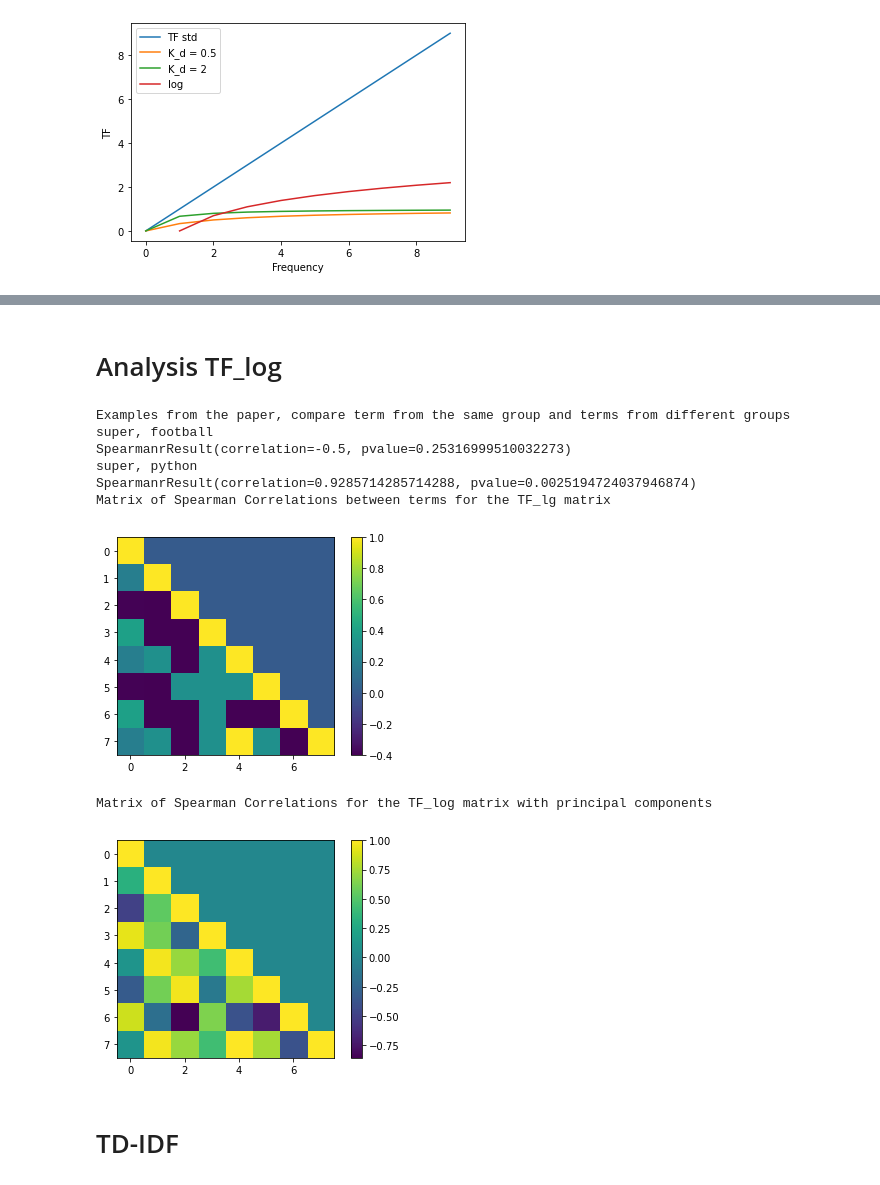
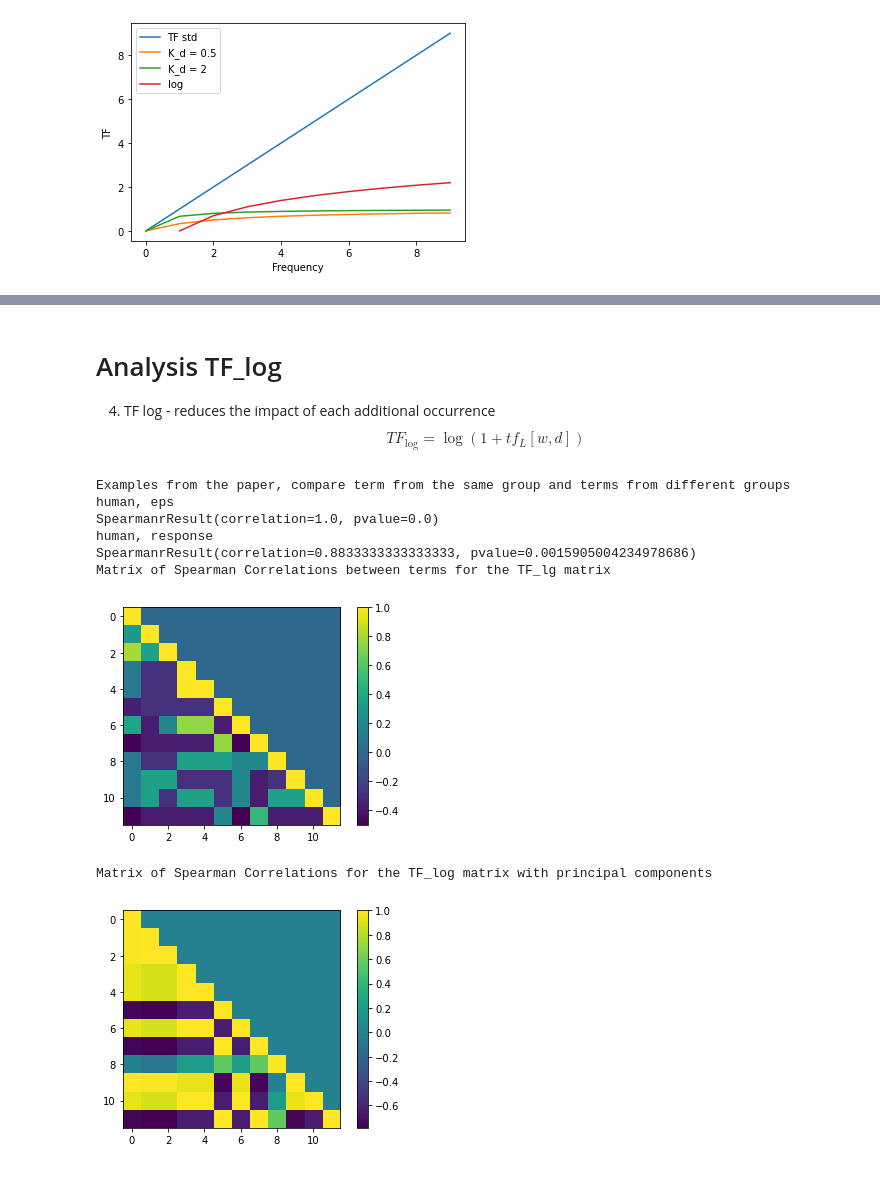
Before and after one commit to vaishakhi1/LSA-intro, a Jupyter notebook: LSA.ipynb, the cells around one changed output, grey strips where cells are left out. Saved outputs shown, nothing was run; the diff lists cells and outputs as text; code cells hidden in the pictures.

```diff
--- a/LSA.ipynb
+++ b/LSA.ipynb
@@ -163,10 +258,10 @@ for word in token_list:
     if count_tokens(word,example_tok)>1:
         new_list.append(word)
 print(new_list)
-# soln = np.array([0, 1, 0, 0, 1, 0, 1, 0, 0, 0, 0, 1])
-# sorting = np.argsort(soln)
-# new_list = [new_list[i] for i in sorting]
-# print(new_list)
+soln = np.array([0, 1, 0, 0, 1, 0, 1, 0, 0, 0, 0, 1])
+sorting = np.argsort(soln)
+new_list = [new_list[i] for i in sorting]
+print(new_list)
 # %% [output]
 stemmed
 lemmatized
@@ -375,4 +310,20 @@ print_mat(tf_idf.toarray())
 # %%
+
+# print(new_list)
+
+
+N_d = len(example_tok)
+print(N_d)
+
+#termlist =  functools.reduce(operator.iconcat, example_tok, [])
+#termlist = list(set(termlist))
+
+N_t = len(new_list)
+
+#Compute word frequency $$tf[w,d]$$
+tf_mat = tf_matrix('std')
+
+
 k =2
 U,s,Vt = svds(tf_mat,k=k)
 # print(np.transpose(Vt))
@@ -387,7 +338,7 @@ tf_hat = np.matmul(np.matmul(U,np.diag(s)),Vt)
 # print(pd.DataFrame(tf_hat, columns = new_list))
 y, rho =stats.spearmanr(tf_hat[:,2], tf_hat[:,4])
 # print(y)
-n1 = 0#1
+n1 = 1#1
 n2 = 2#7
 n3 = 3#9
 
@@ -425,7 +376,7 @@ for i in range(N_i):
 #         t,r = stats.spearmanr(tf_mat[i,:], tf_mat[j,:])
 #         corr_raw[i][j] = t
 
-
+print_mat(tf_mat,list(range(N_d)),new_list)
 print('Matrix of Spearman Correlations between terms for the Standard matrix')
 plt.imshow(corr_raw,cmap='viridis')
 plt.colorbar()
@@ -452,4 +418,8 @@ Matrix of Spearman Correlations for the Standard matrix with principal component
 # %%
+
+tf_sum = tf_matrix('sum')
+
+
 k =2
 U,s,Vt = svds(tf_sum,k=k)
 # print(np.transpose(Vt))
@@ -464,7 +434,7 @@ tf_hat = np.matmul(np.matmul(U,np.diag(s)),Vt)
 # print(pd.DataFrame(tf_hat, columns = new_list))
 y, rho =stats.spearmanr(tf_hat[:,2], tf_hat[:,4])
 # print(y)
-n1 = 0#1
+n1 = 1#1
 n2 = 2#7
 n3 = 3#9
 
@@ -503,7 +473,7 @@ for i in range(N_i):
 #         t,r = stats.spearmanr(tf_mat[i,:], tf_mat[j,:])
 #         corr_raw[i][j] = t
 
-
+print_mat(tf_sum,list(range(N_d)),new_list)
 print('Matrix of Spearman Correlations between terms for the TF_sum matrix')
 plt.imshow(corr_raw,cmap='viridis')
 plt.colorbar()
@@ -527,4 +512,6 @@ Matrix of Spearman Correlations for the TF_sum matrix with principal components
 # %%
+tf_max = tf_matrix('max')
+
 k =2
 U,s,Vt = svds(tf_max,k=k)
 # print(np.transpose(Vt))
@@ -539,7 +526,7 @@ tf_hat = np.matmul(np.matmul(U,np.diag(s)),Vt)
 # print(pd.DataFrame(tf_hat, columns = new_list))
 y, rho =stats.spearmanr(tf_hat[:,2], tf_hat[:,4])
 # print(y)
-n1 = 0#1
+n1 = 1#1
 n2 = 2#7
 n3 = 3#9
 
@@ -599,6 +586,13 @@ Matrix of Spearman Correlations for the TF_max matrix with principal components
 # %% [markdown]
 # Analysis TF_log
+
+
+4) TF log - reduces the impact of each additional occurrence
+$$TF_{\text{log}} = \log(1+ tf_{L}[w,d])$$
 # %%
+
+tf_log = tf_matrix('log')
+
 k =2
 U,s,Vt = svds(tf_log,k=k)
 # print(np.transpose(Vt))
@@ -613,7 +607,7 @@ tf_hat = np.matmul(np.matmul(U,np.diag(s)),Vt)
 # print(pd.DataFrame(tf_hat, columns = new_list))
 y, rho =stats.spearmanr(tf_hat[:,2], tf_hat[:,4])
 # print(y)
-n1 = 0#1
+n1 = 1#1
 n2 = 2#7
 n3 = 3#9
 
@@ -637,38 +631,36 @@ for i in range(N_i):
     for j in range(i+1):
         t,r = stats.spearmanr(tf_mat[:,i], tf_mat[:,j])
         corr_raw[i][j] = t
 
 
 # N_i = N_d
 # corr_raw = np.zeros([N_i,N_i])
 # for i in range(N_i):
 #     for j in range(i+1):
 #         t,r = stats.spearmanr(tf_hat[i,:], tf_hat[j,:])
 #         corr[i][j] = t
 # corr = np.zeros([N_i,N_i])
 # for i in range(N_i):
 #     for j in range(i+1):
 #         t,r = stats.spearmanr(tf_mat[i,:], tf_mat[j,:])
 #         corr_raw[i][j] = t
 
 
 print('Matrix of Spearman Correlations between terms for the TF_lg matrix')
 plt.imshow(corr_raw,cmap='viridis')
 plt.colorbar()
 plt.show()
 print('Matrix of Spearman Correlations for the TF_log matrix with principal components')
 plt.imshow(corr,cmap='viridis')
 plt.colorbar()
 plt.show()
 # %% [output]
 Examples from the paper, compare term from the same group and terms from different groups
-super, football
-SpearmanrResult(correlation=-0.5, pvalue=0.25316999510032273)
-super, python
-SpearmanrResult(correlation=0.9285714285714288, pvalue=0.0025194724037946874)
+human, eps
+SpearmanrResult(correlation=1.0, pvalue=0.0)
+human, response
+SpearmanrResult(correlation=0.8833333333333333, pvalue=0.0015905004234978686)
 Matrix of Spearman Correlations between terms for the TF_lg matrix
-[figure, old version]
+[figure, new version]
 Matrix of Spearman Correlations for the TF_log matrix with principal components
-[figure, old version]
+[figure, new version]
-# %% [markdown]
-# TD-IDF
```
Also changed, not shown: parts of 24 cells of this notebook.
